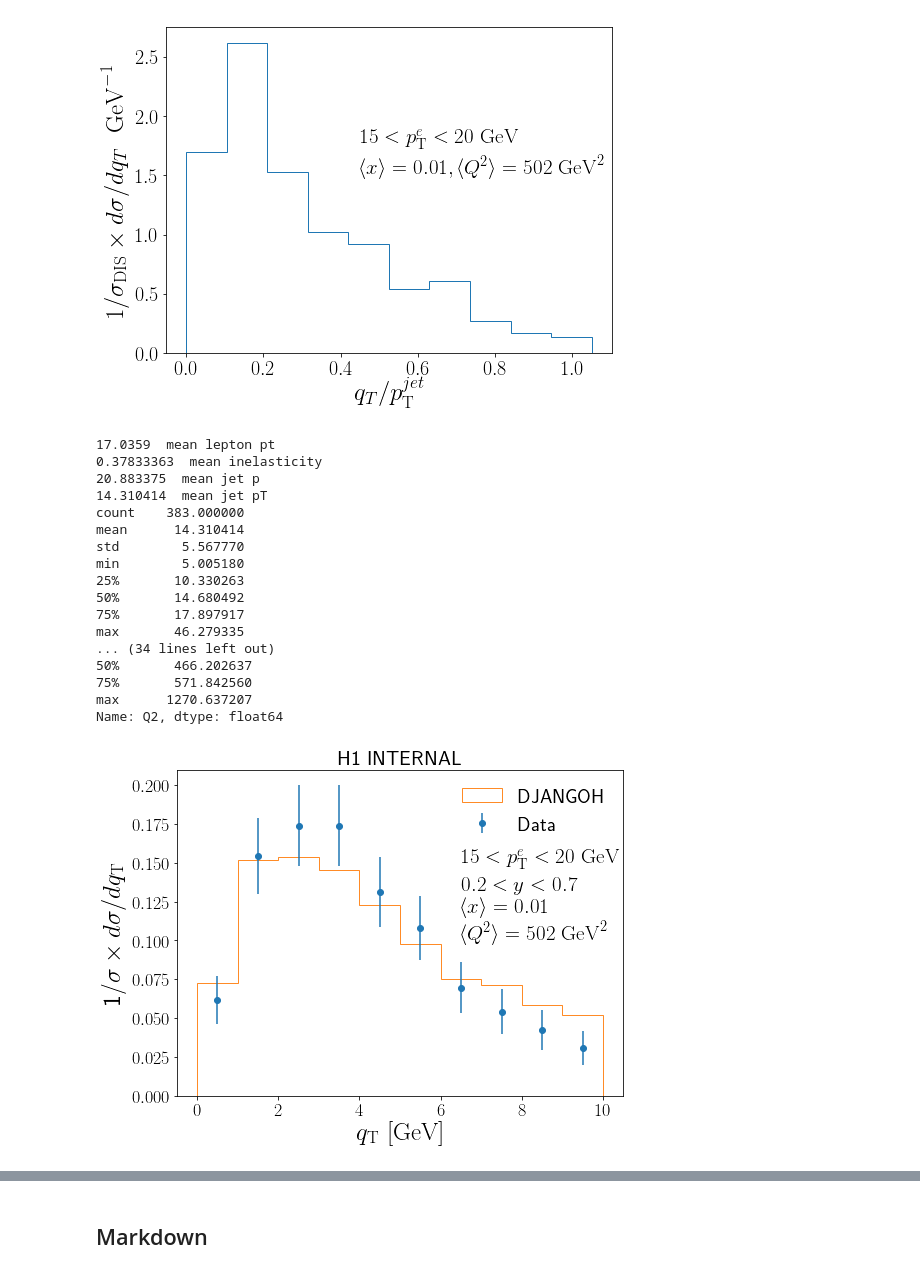
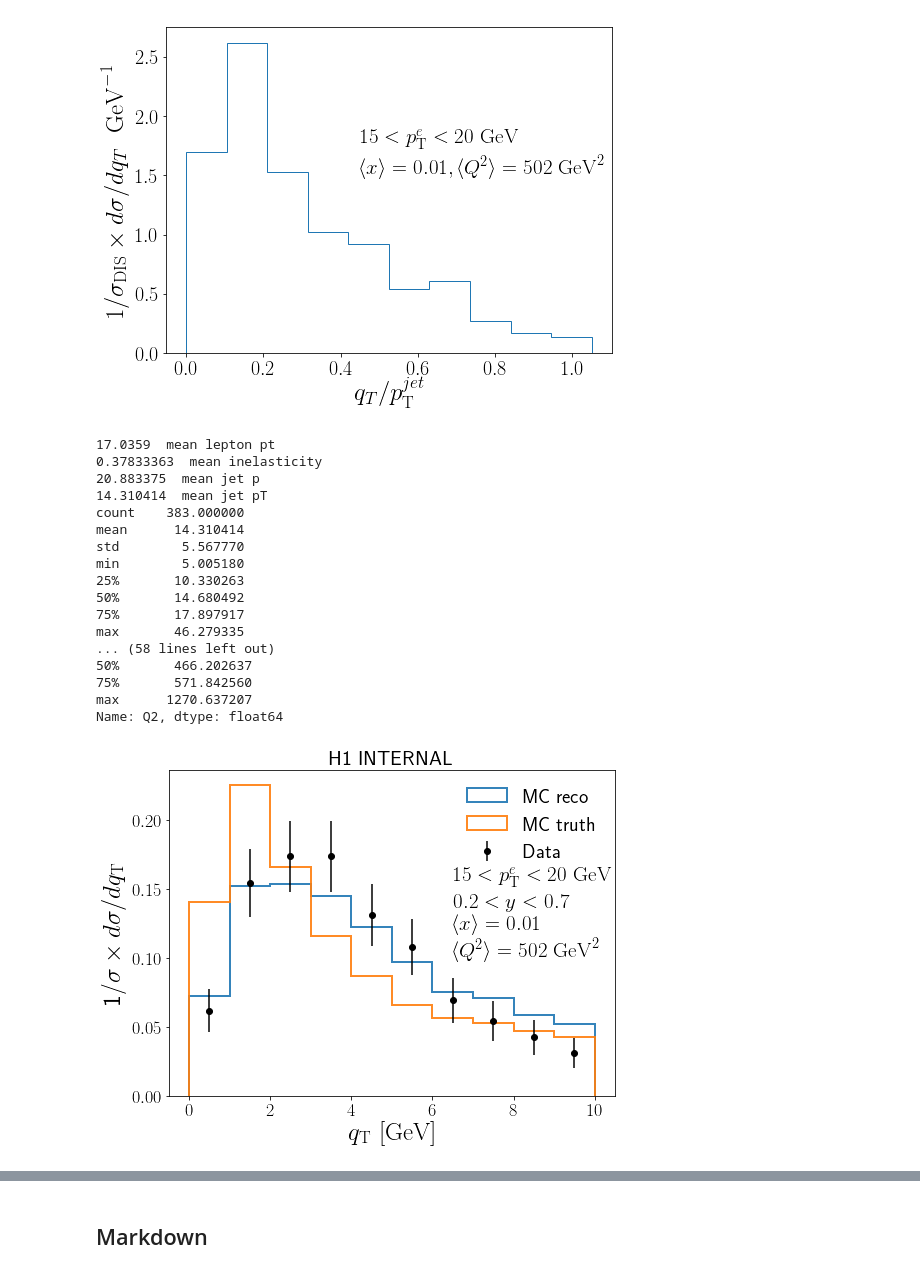
Before and after one commit to miguelignacio/disjets, a Jupyter notebook: disjets.ipynb, the cells around one changed output, grey strips where cells are left out. Cells and saved outputs as stored; diff of their text form; code cells hidden in the pictures.

```diff
--- a/disjets.ipynb
+++ b/disjets.ipynb
@@ -23,7 +23,7 @@ def applyCut(inputDataframe, cut, text=None):
         print text, cutDataframe.shape[0], ' fraction kept: %2.1f'%(100.0*float(cutDataframe.shape[0])/nbeforecut)
     return cutDataframe
 # %%
-def getJetData(inputFiles):
+def getJetData(inputFiles, isMC=False):
 
     cols = []
     scalar = []
@@ -37,16 +37,18 @@ def getJetData(inputFiles):
     scalar.append('e_p')
     scalar.append('e_pt')
 
-    #cols.append('n_total')
-    #cols.append('jet_eta')
-    #cols.append('jet_theta')
     cols.append('jet_p')
     cols.append('jet_pt')
     cols.append('jet_qt')
     cols.append('jet_dphi')
     cols.append('jet_z')
-    #cols.append('dphi_e_jet')
-    #cols.append('dR_q_jet')
+
+    if(isMC):
+        cols.append('genjet_p')
+        cols.append('genjet_pt')
+        cols.append('genjet_qt')
+        cols.append('genjet_dphi')
+        cols.append('genjet_z')
 
     lists = scalar
     dataframes = []
@@ -104,7 +106,7 @@ def applyCuts(df):
     temp.eval('logx= log(x)/2.3025850', inplace=True)
     return temp
 # %%
-def applyCutsJets(df):
+def applyCutsJets(df,isMC=False):
     temp = df
     temp = applyCut(temp, '0.1 < y < 0.85', '0.1 < y < 0.85')
     temp = applyCut(temp, 'Q2>100', 'Q2>100')
@@ -118,6 +120,9 @@ def applyCutsJets(df):
     #temp.eval('dphi = 3.14159-jet_dphi', inplace=True)
     temp.eval('jet_qtnormjetpt= jet_qt/jet_pt', inplace=True)
     temp.eval('jet_qtnormept= jet_qt/e_pt', inplace=True)
+    if(isMC):
+        temp.eval('genjet_qtnormept= genjet_qt/e_pt', inplace=True)
+
 
     #df = applyCut(df, 'n_total>1', ' n>1')
     return temp
@@ -156,9 +161,9 @@ plt.show()
 # %% [markdown]
 ## Get jet data and apply selection
 # %%
-df_jet      = getJetData(['boosted_jets.root'])
+df_jet      = getJetData(['data.root'])
 df_jet = applyCutsJets(df_jet)
 
-mc_jet = getJetData(['MC_boosted_jets.root'])
-mc_jet = applyCutsJets(mc_jet)
+mc_jet = getJetData(['mc.root'],isMC=True)
+mc_jet = applyCutsJets(mc_jet, isMC=True)
 # %% [output]
@@ -387,12 +405,18 @@ y = y/width
 y = y/integral
 erry=erry/integral
 
-plt.errorbar(x,y ,yerr=erry, fmt='o',ls='none',label='Data')
+plt.errorbar(x,y ,yerr=erry, fmt='o',ls='none',label='Data',color='black')
 
 #plot MC
 df_cut = mc_jet.query('e_pt > %2.2f and e_pt<%2.2f'%(15,20))
-plt.hist(df_cut['jet_qt'],bins=10,range=(0,10.0),normed=True,alpha=0.9, label='DJANGOH',histtype='step')
+plt.hist(df_cut['jet_qt'],bins=10,range=(0,10.0),normed=True,alpha=0.9, label='MC reco',histtype='step',lw=2)
 printSummary(df_cut)
+
+df_cut = mc_jet.query('e_pt > %2.2f and e_pt<%2.2f'%(15,20))
+plt.hist(df_cut['genjet_qt'],bins=10,range=(0,10.0),normed=True,alpha=0.9, label='MC truth',histtype='step',lw=2)
+printSummary(df_cut)
+
+
 
 plt.xlabel(r'$q_{\mathrm{T}} $ $\mathrm{[GeV]}$', fontsize=25)
 plt.ylabel(r'1/\sigma \times d\sigma/dq_{\mathrm{T}}$ ', fontsize=25)
@@ -404,36 +428,36 @@ plt.text(6.5,0.10, r' $ %2.0f< p_{\mathrm{T}}^{e} < %2.0f$'%(15,20) + '$\ \mathr
 
 
 #plt.text(6.5,0.10, r'\langle Q^{2} \rangle = %2.0f \ \mathrm{GeV}^{2}$'%( df_cut['Q2'].mean()),fontsize=21)
 
 #plt.text(6, 0.19, r'$\mathrm{H1}$ $\mathrm{INTERNAL}$', fontsize=28)
 
-plt.ylim(bottom=0.0)
+#plt.ylim(bottom=0.0)
 plt.legend(prop={'size': 20}, frameon=False, loc='best')
 #plt.legend(loc='best',frameon=False)
 plt.yticks(fontsize=18)
 plt.xticks(fontsize=18)
 plt.title('H1 INTERNAL', fontsize=21)
 plt.savefig('H1_qtplot.png', bbox_inches='tight')
 plt.savefig('H1_qtplot.pdf', bbox_inches='tight')
 # %% [output]
 17.0359  mean lepton pt
 0.37833363  mean inelasticity
 20.883375  mean jet p
 14.310414  mean jet pT
 count    383.000000
 mean      14.310414
 std        5.567770
 min        5.005180
 25%       10.330263
 50%       14.680492
 75%       17.897917
 max       46.279335
-... (34 lines left out)
+... (58 lines left out)
 50%       466.202637
 75%       571.842560
 max      1270.637207
 Name: Q2, dtype: float64
-[figure, old version]
+[figure, new version]
 # %%
 rc('text', usetex=True)
 
```
Also changed, not shown: parts of 15 cells of this notebook.
